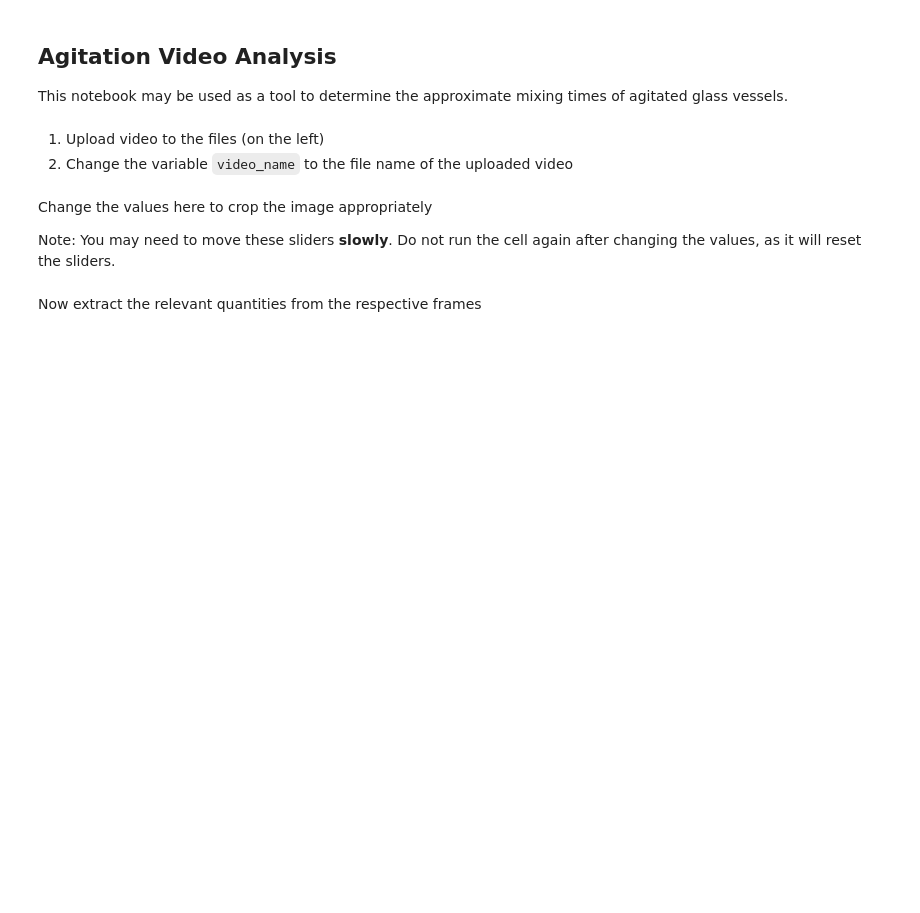
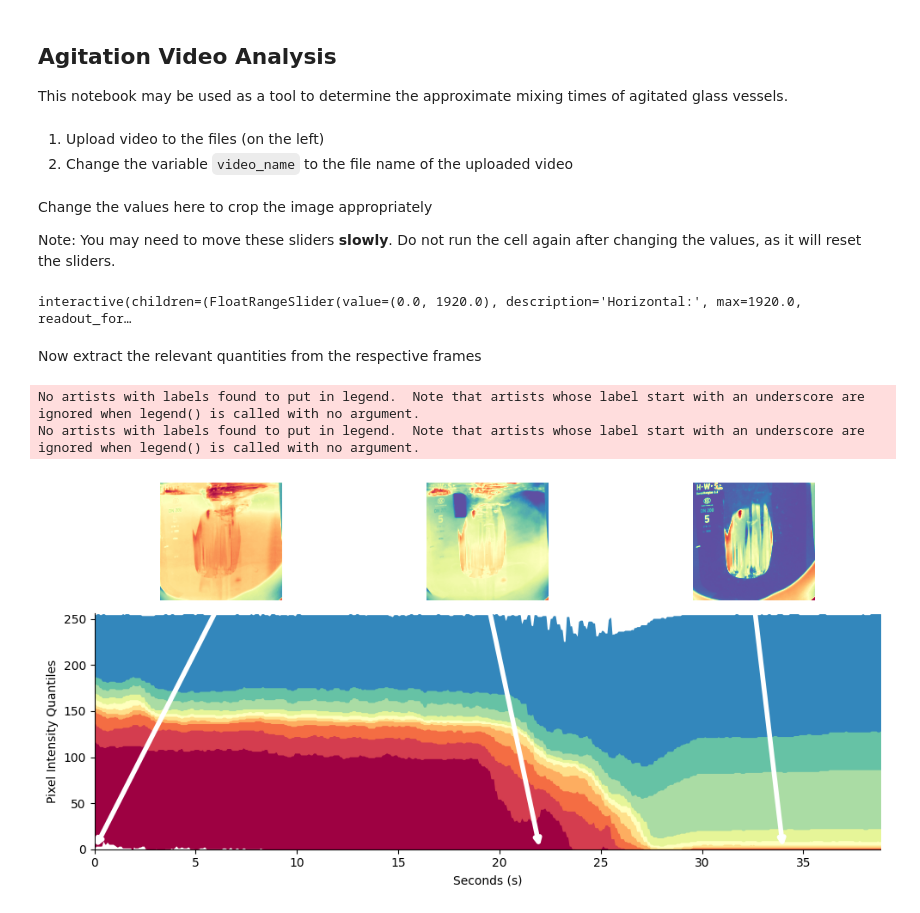
Before and after one commit to trsav/agitation, a Jupyter notebook: video_analysis.ipynb, the cells around one changed output. Drawn from its saved outputs; the diff is of its cells as text; code cells hidden in the pictures; blank space fills up the shorter version.

Commit message:
updated plot

````diff
--- a/video_analysis.ipynb
+++ b/video_analysis.ipynb
@@ -14,7 +14,7 @@ import cv2
 1. Upload video to the files (on the left)
 2. Change the variable ```video_name``` to the file name of the uploaded video
 # %%
-video_name = 'movie.mp4'
+video_name = '20231017160909_MVI_0552.mp4'
 cap = cv2.VideoCapture(video_name)
 success,image = cap.read()
 num_frames = int(cap.get(cv2.CAP_PROP_FRAME_COUNT))
@@ -64,6 +64,8 @@ interactive_plot = interactive(
 )
 output = interactive_plot.children[-1]
 interactive_plot
+# %% [output]
+interactive(children=(FloatRangeSlider(value=(0.0, 1920.0), description='Horizontal:', max=1920.0, readout_for…
 # %%
 left,right = horizontal_slider.value
 top,bottom = vertical_slider.value
@@ -90,28 +91,77 @@ result = np.array(result)
 # %%
 try:
     os.mkdir('results')
 except:
     pass
 
-fig,ax = plt.subplots(1,1,figsize=(8,3),sharex=True)
+from mpl_toolkits.axes_grid1.inset_locator import inset_axes
+from matplotlib.gridspec import GridSpec
+
+fig = plt.figure(figsize=(10, 5))
+gs = GridSpec(2, 3, height_ratios=[1, 2])
+ax =  fig.add_subplot(gs[1, :])
 
 seconds = np.arange(len(mean))/fps
 ax.legend(frameon=False)
 ax.set_xlim(0,seconds[-1])
 ax.set_xlabel('Seconds (s)')
 
-cols = ['#9e0142', '#d53e4f', '#f46d43', '#fdae61', '#fee08b', '#ffffbf', '#e6f598', '#abdda4', '#66c2a5', '#3288bd']
+# evenly spaced b_w cols
+import matplotlib.colors as mcolors
+def generate_hex_colors(colormap_name, n):
+    cmap = plt.get_cmap(colormap_name)
+    colors = [mcolors.rgb2hex(cmap(i/n)) for i in range(n)]
+    return colors
+
+n = len(quantiles)-1
+# black and white
+colormap_name = "Spectral"
+cols = generate_hex_colors(colormap_name, n)
+
 for i in range(len(quantiles)-1):
-    ax.fill_between(seconds,result[:,i],result[:,i+1],color = cols[i],lw=0)
+    ax.fill_between(seconds,result[:,i],result[:,i+1],color = cols[i],lw=1,alpha=1)
 
 ax.set_ylabel('Pixel Intensity Quantiles')
 
 ax.legend(frameon=False)
 ax.set_ylim(0,256)
+# turn off right and top axis
+ax.spines['right'].set_visible(False)
+ax.spines['top'].set_visible(False)
+
 fig.tight_layout()
-plt.savefig('results/plot.png',dpi=600)
+
+
+# Create subplots for images in the upper part of the grid
+axins1 = fig.add_subplot(gs[0, 0])
+axins2 = fig.add_subplot(gs[0, 1])
+axins3 = fig.add_subplot(gs[0, 2])
+axs = [axins1,axins2,axins3]
+
+
+s = [0,22,34]
+f = [s_i * fps for s_i in s]
+images = [frames[f_i] for f_i in f]
+
+for i in range(len(s)):
+    axs[i].imshow(images[i], cmap=colormap_name)
+    axs[i].axis('off')
+    ax.annotate("",
+                xy=(s[i], 0), xycoords="data",
+                xytext=(images[i].shape[1] / 2, images[i].shape[0]), textcoords=axs[i].transData,
+                arrowprops=dict(arrowstyle="->",
+                                linewidth=4,
+                                color='white',
+                                connectionstyle="arc3")
+            )
+
+plt.savefig('results/plot_'+str(video_name.split('.')[0])+'.png',dpi=600)
 
 plt.show()
+# %% [output]
+No artists with labels found to put in legend.  Note that artists whose label start with an underscore are ignored when legend() is called with no argument.
+No artists with labels found to put in legend.  Note that artists whose label start with an underscore are ignored when legend() is called with no argument.
+[figure, added]
 # %%
 res_df = {'Time (s)':seconds,'Frame Intensity (Mean)':mean,'Frame Intensity (Standard Deviation)':std}
 for i in range(len(quantiles)):
````
Also changed, not shown: parts of 2 cells of this notebook.
